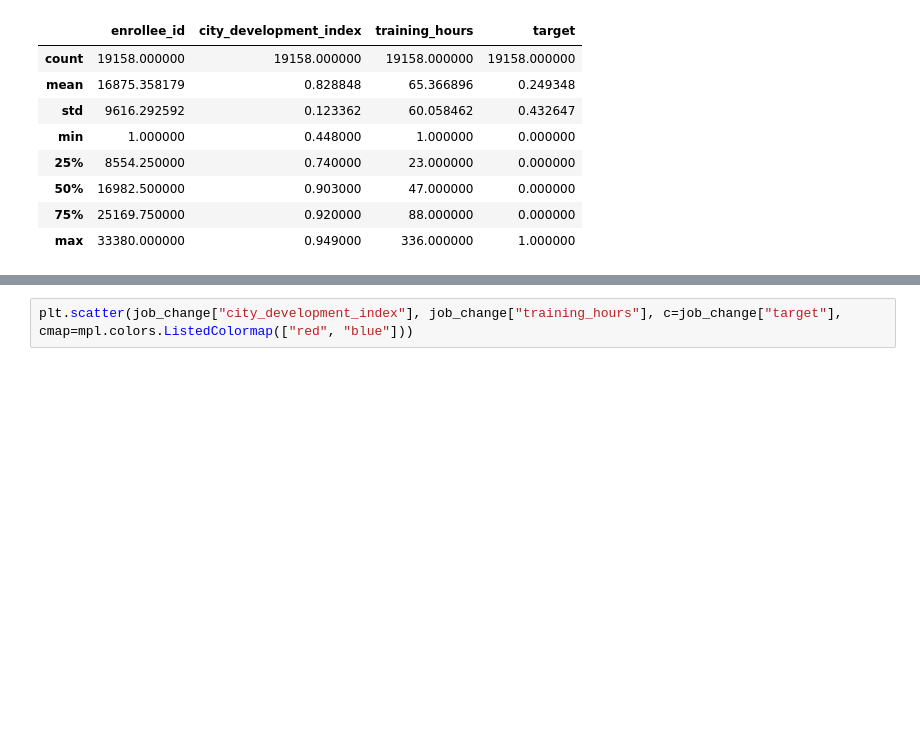
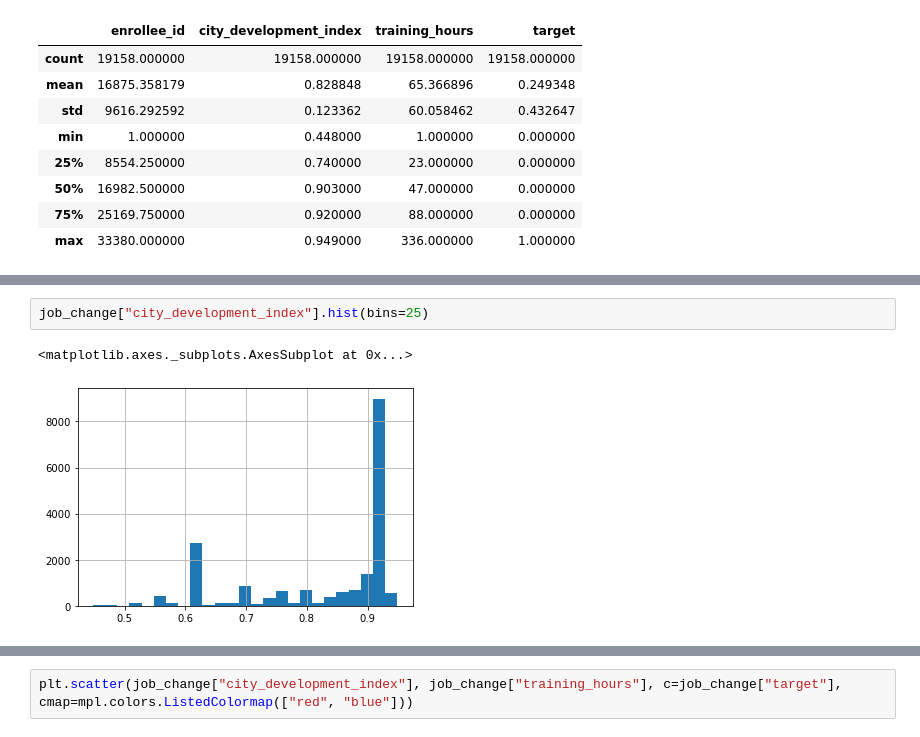
Before and after one commit to scinerd68/JobChangePrediction, a Jupyter notebook: explore.ipynb, the cells around one changed output, grey strips where cells are left out. Saved outputs shown, nothing was run; the diff lists cells and outputs as text; blank space fills up the shorter version.

```diff
--- a/explore.ipynb
+++ b/explore.ipynb
@@ -79,0 +185,5 @@ for attributes in job_change.columns:
+# %%
+job_change["city_development_index"].hist(bins=25)
+# %% [output]
+<matplotlib.axes._subplots.AxesSubplot at 0x...>
+[figure, added]
```
Also changed, not shown: parts of 23 cells of this notebook, 1 other file.
